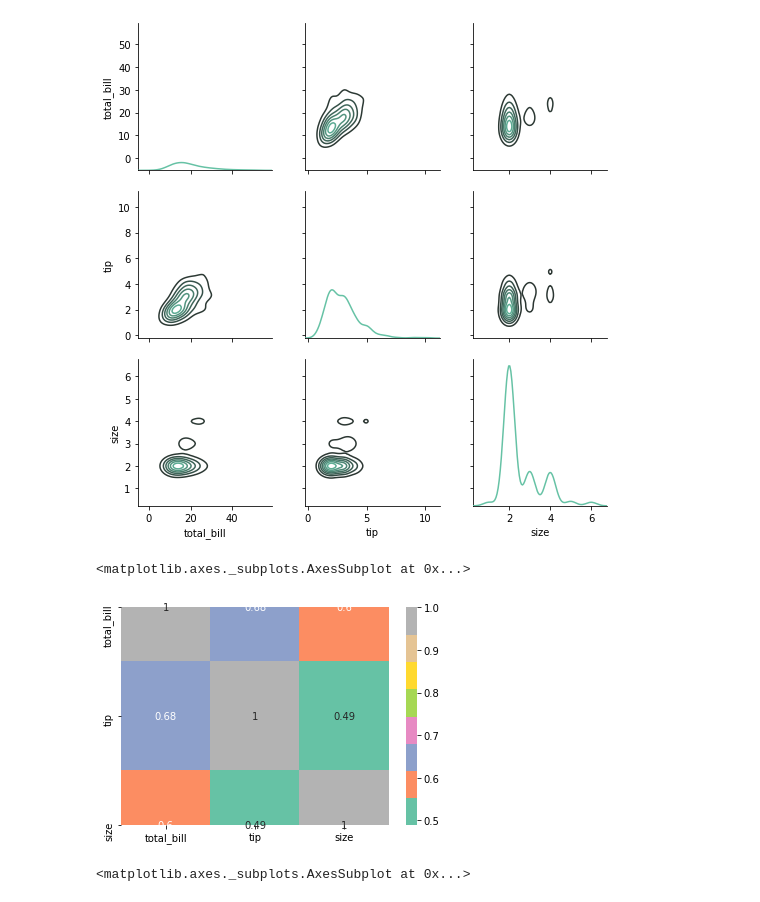
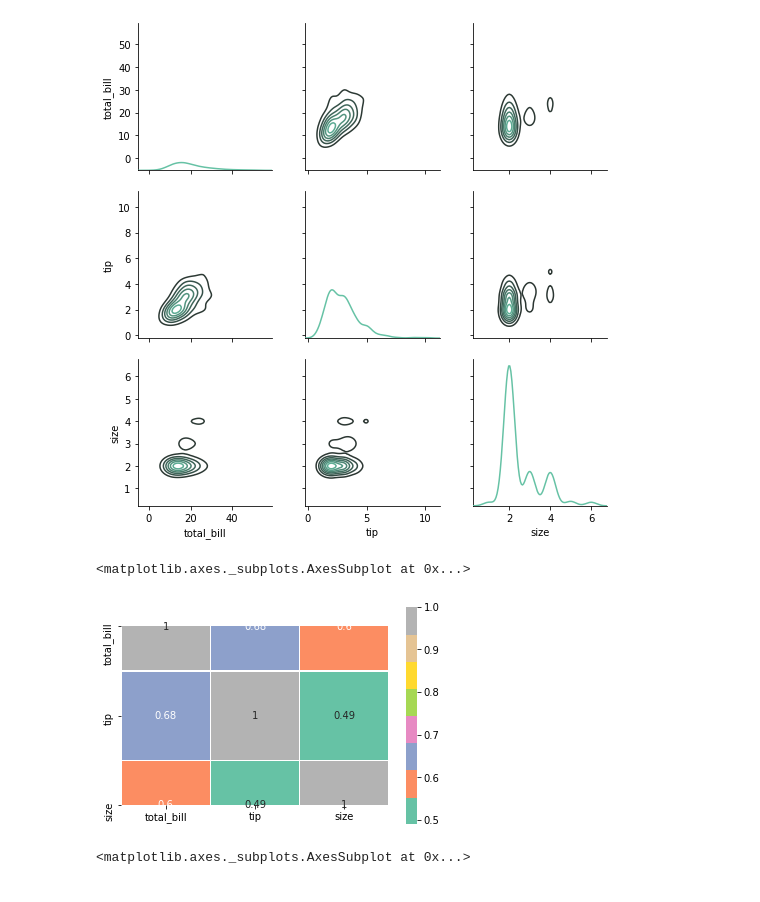
Before and after one commit to amacuga/fundamentals-assessment, a Jupyter notebook: Assessment.ipynb, the cells around one changed output. Cells and saved outputs as stored; diff of their text form; code cells hidden in the pictures.

```diff
--- a/Assessment.ipynb
+++ b/Assessment.ipynb
@@ -352,10 +352,10 @@ g.map_offdiag(sns.kdeplot, n_levels = 7)
 [figure]
 # %%
 # Create the heatmap.
-sns.heatmap(tips.corr(), cmap = "Set2", annot = True)
+sns.heatmap(tips.corr(), linewidths = .5, square = True, cmap = "Set2", annot = True)
 # %% [output]
 <matplotlib.axes._subplots.AxesSubplot at 0x...>
-[figure, old version]
+[figure, new version]
 # %%
 # Create the lineplot.
 sns.lineplot(x = "size", y = "tip", data = tips)
```
Also changed, not shown: parts of 9 cells of this notebook.
